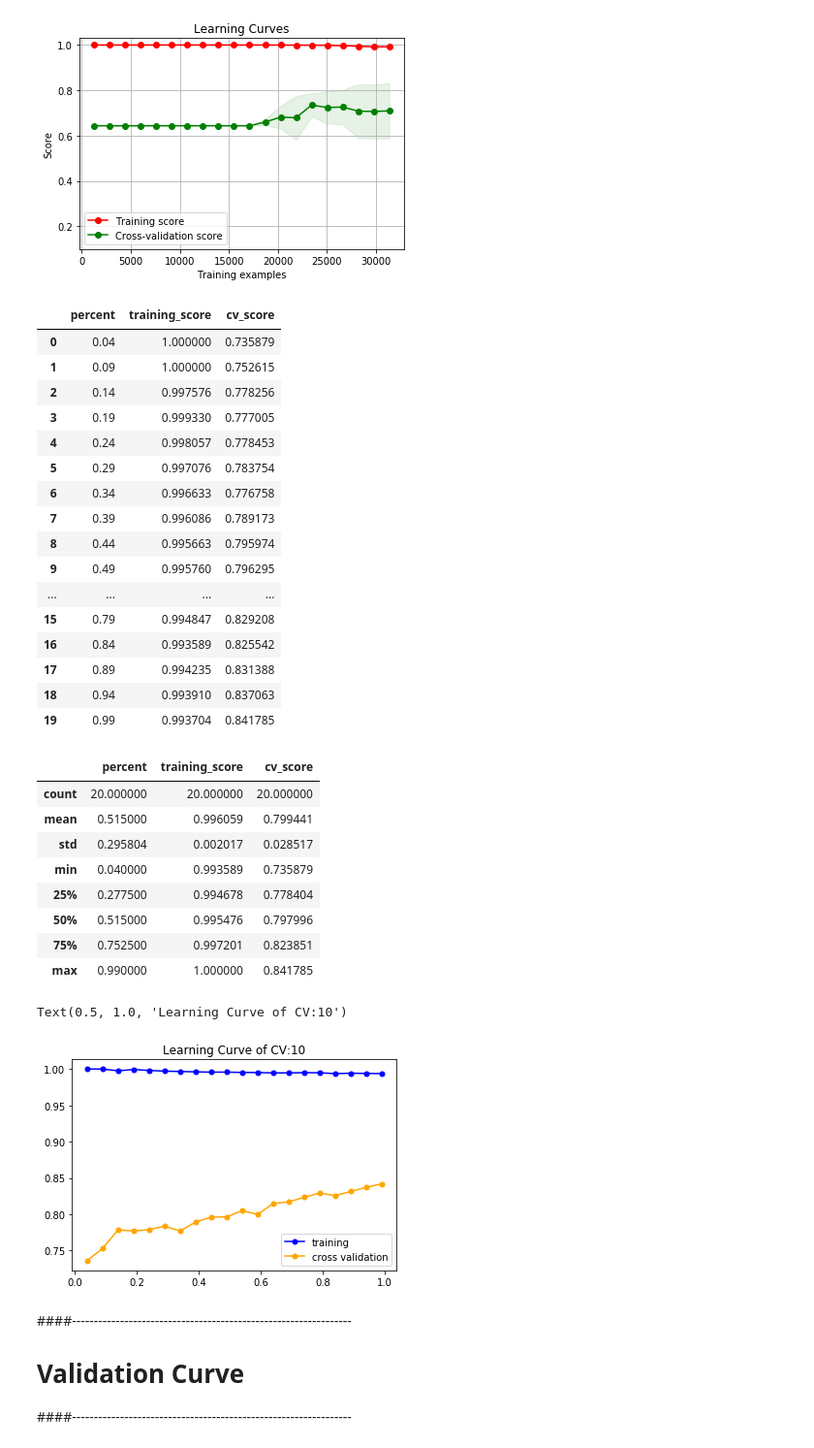
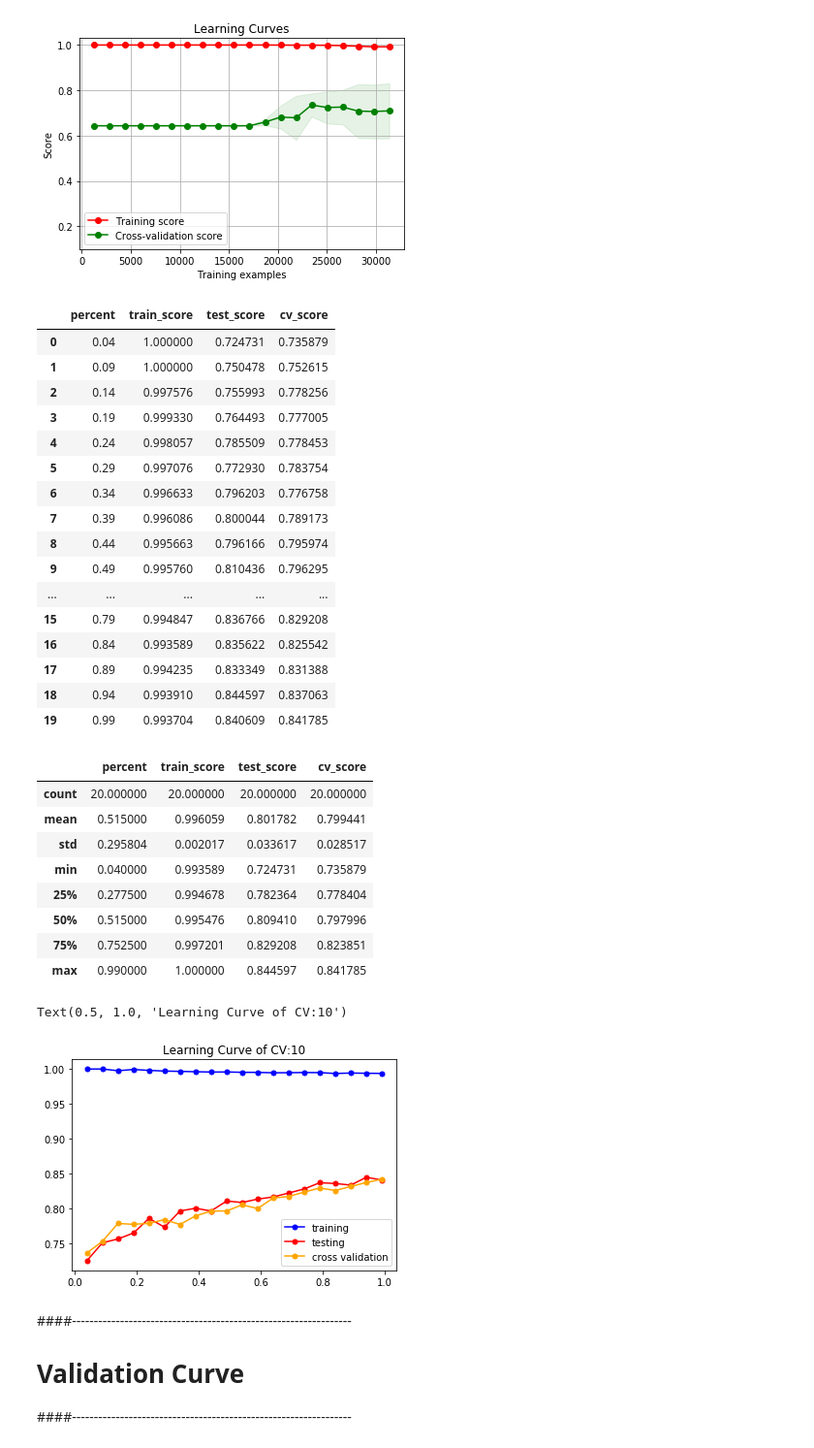
Before and after one commit to ngocbaosp/ML-Projects, a Jupyter notebook: notebooks/DT.ipynb, the cells around one changed output. Shown at 97% size. Saved outputs shown, nothing was run; the diff lists cells and outputs as text; code cells hidden in the pictures.

```diff
--- a/notebooks/DT.ipynb
+++ b/notebooks/DT.ipynb
@@ -245,11 +245,11 @@ def myDT(clf,X_train,y_train,X_test,y_test,cv):
     # or until all leaves contain less than min_samples_split samples.
     #min_samples_split: by default = 1
     clf.fit(X_train, y_train)
-    #check accuracy of model on the test data
-    #score = clf.score(X_test, y_test)
-    score = clf.score(X_train, y_train)
+    #check accuracy of model on the train and test data
+    train_score = clf.score(X_train, y_train)
+    test_score = clf.score(X_test, y_test)
     #Using CV
     cv_scores = cross_val_score(clf, X_train, y_train, cv=cv)
-    return score,cv_scores,[clf.get_n_leaves(),clf.get_depth()]
+    return pd.DataFrame({"leaves":[clf.get_n_leaves()],"depth":[clf.get_depth()],"train_score":[train_score],"test_score":[test_score],"cv_score":[cv_scores.mean()]})
 # %%
 def myDT_ModelTurning(clf,depths,X_train,y_train,X_test,y_test,cv):
@@ -374,57 +354,59 @@ plt.show()
 [figure]
 # %%
 def myDT_LearningCurve(clf,X_Data,Y_Data,splits,cv):
-    df = pd.DataFrame({"percent":[],"training_score":[],"cv_score":[]})
+    df = pd.DataFrame({"percent":[],"train_score":[],"test_score":[],"cv_score":[]})
     for X in splits:
         X_train, X_test, y_train, y_test  = myLib.mySplitDataByTrainSize(X_Data,Y_Data,X,42)
-        score,cv_scores,params = myDT(clf,X_train,y_train,X_test,y_test,cv)
-        df = df.append(pd.DataFrame({"percent":X,"training_score":[score],"cv_score":[cv_scores.mean()]}),ignore_index=True)
+        score_df = myDT(clf,X_train,y_train,X_test,y_test,cv)
+        df = df.append(pd.DataFrame({"percent":X,"train_score":score_df.train_score,"test_score":score_df.test_score,"cv_score":score_df.cv_score}),ignore_index=True,sort=False)
     return df
 # %%
 learning_df= myDT_LearningCurve(clf,X_Data,Y_Data,splitsSize,cv)
 learning_df
 # %% [output]
-|  | percent | training_score | cv_score |
-| 0 | 0.04 | 1.000000 | 0.735879 |
-| 1 | 0.09 | 1.000000 | 0.752615 |
-| 2 | 0.14 | 0.997576 | 0.778256 |
-| 3 | 0.19 | 0.999330 | 0.777005 |
-| 4 | 0.24 | 0.998057 | 0.778453 |
-| 5 | 0.29 | 0.997076 | 0.783754 |
-| 6 | 0.34 | 0.996633 | 0.776758 |
-| 7 | 0.39 | 0.996086 | 0.789173 |
-| 8 | 0.44 | 0.995663 | 0.795974 |
-| 9 | 0.49 | 0.995760 | 0.796295 |
-| ... | ... | ... | ... |
-| 15 | 0.79 | 0.994847 | 0.829208 |
-| 16 | 0.84 | 0.993589 | 0.825542 |
-| 17 | 0.89 | 0.994235 | 0.831388 |
-| 18 | 0.94 | 0.993910 | 0.837063 |
-| 19 | 0.99 | 0.993704 | 0.841785 |
+|  | percent | train_score | test_score | cv_score |
+| 0 | 0.04 | 1.000000 | 0.724731 | 0.735879 |
+| 1 | 0.09 | 1.000000 | 0.750478 | 0.752615 |
+| 2 | 0.14 | 0.997576 | 0.755993 | 0.778256 |
+| 3 | 0.19 | 0.999330 | 0.764493 | 0.777005 |
+| 4 | 0.24 | 0.998057 | 0.785509 | 0.778453 |
+| 5 | 0.29 | 0.997076 | 0.772930 | 0.783754 |
+| 6 | 0.34 | 0.996633 | 0.796203 | 0.776758 |
+| 7 | 0.39 | 0.996086 | 0.800044 | 0.789173 |
+| 8 | 0.44 | 0.995663 | 0.796166 | 0.795974 |
+| 9 | 0.49 | 0.995760 | 0.810436 | 0.796295 |
+| ... | ... | ... | ... | ... |
+| 15 | 0.79 | 0.994847 | 0.836766 | 0.829208 |
+| 16 | 0.84 | 0.993589 | 0.835622 | 0.825542 |
+| 17 | 0.89 | 0.994235 | 0.833349 | 0.831388 |
+| 18 | 0.94 | 0.993910 | 0.844597 | 0.837063 |
+| 19 | 0.99 | 0.993704 | 0.840609 | 0.841785 |
 # %%
 learning_df.describe()
 # %% [output]
-|  | percent | training_score | cv_score |
-| count | 20.000000 | 20.000000 | 20.000000 |
-| mean | 0.515000 | 0.996059 | 0.799441 |
-| std | 0.295804 | 0.002017 | 0.028517 |
-| min | 0.040000 | 0.993589 | 0.735879 |
-| 25% | 0.277500 | 0.994678 | 0.778404 |
-| 50% | 0.515000 | 0.995476 | 0.797996 |
-| 75% | 0.752500 | 0.997201 | 0.823851 |
-| max | 0.990000 | 1.000000 | 0.841785 |
+|  | percent | train_score | test_score | cv_score |
+| count | 20.000000 | 20.000000 | 20.000000 | 20.000000 |
+| mean | 0.515000 | 0.996059 | 0.801782 | 0.799441 |
+| std | 0.295804 | 0.002017 | 0.033617 | 0.028517 |
+| min | 0.040000 | 0.993589 | 0.724731 | 0.735879 |
+| 25% | 0.277500 | 0.994678 | 0.782364 | 0.778404 |
+| 50% | 0.515000 | 0.995476 | 0.809410 | 0.797996 |
+| 75% | 0.752500 | 0.997201 | 0.829208 | 0.823851 |
+| max | 0.990000 | 1.000000 | 0.844597 | 0.841785 |
 # %%
 
 fig, ax = plt.subplots()
-plt.plot(learning_df.percent, learning_df.training_score, color='blue', marker='o', markersize=5, label='training')
+plt.plot(learning_df.percent, learning_df.train_score, color='blue', marker='o', markersize=5, label='training')
+
+plt.plot(learning_df.percent, learning_df.test_score, color='red', marker='o', markersize=5, label='testing')
 
 plt.plot(learning_df.percent, learning_df.cv_score, color='orange', marker='o', markersize=5, label='cross validation')
 
 ax.legend()
 ax.set_title("Learning Curve of CV:10")
 # %% [output]
 Text(0.5, 1.0, 'Learning Curve of CV:10')
-[figure, old version]
+[figure, new version]
 # %% [markdown]
 ####----------------------------------------------------------------
 # Validation Curve
```
Also changed, not shown: parts of 28 cells of this notebook, 1 other file.
